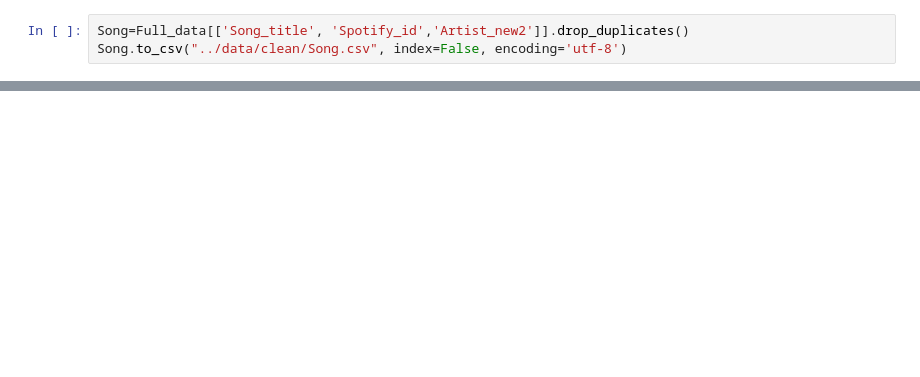
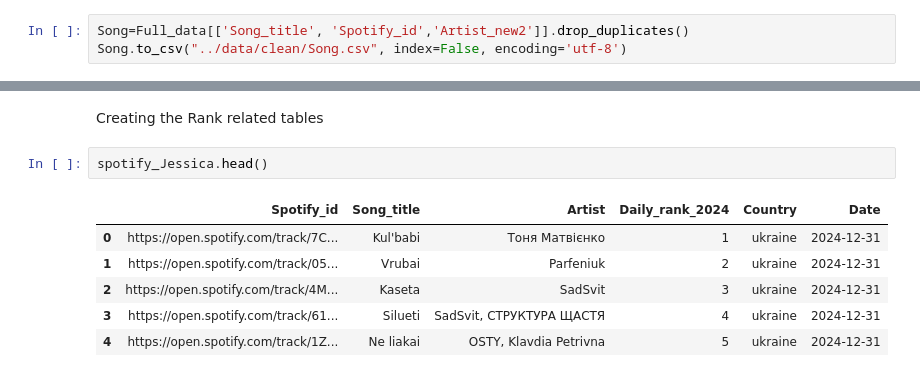
Before and after one commit to JesusB11/mid_project, a Jupyter notebook: notebooks/jesus.ipynb, the cells around one changed output, grey strips where cells are left out. Cells and saved outputs as stored; diff of their text form; blank space fills up the shorter version.

```diff
--- a/notebooks/jesus.ipynb
+++ b/notebooks/jesus.ipynb
@@ -146,0 +165,11 @@ country_to_Song
+# %% [markdown]
+Creating the Rank related tables
+# %%
+spotify_Jessica.head()
+# %% [output]
+|  | Spotify_id | Song_title | Artist | Daily_rank_2024 | Country | Date |
+| 0 | https://open.spotify.com/track/7C... | Kul'babi | Тоня Матвієнко | 1 | ukraine | 2024-12-31 |
+| 1 | https://open.spotify.com/track/05... | Vrubai | Parfeniuk | 2 | ukraine | 2024-12-31 |
+| 2 | https://open.spotify.com/track/4M... | Kaseta | SadSvit | 3 | ukraine | 2024-12-31 |
+| 3 | https://open.spotify.com/track/61... | Silueti | SadSvit, СТРУКТУРА ЩАСТЯ | 4 | ukraine | 2024-12-31 |
+| 4 | https://open.spotify.com/track/1Z... | Ne liakai | OSTY, Klavdia Petrivna | 5 | ukraine | 2024-12-31 |
```
Also changed, not shown: parts of 9 cells of this notebook, 2 other files.
